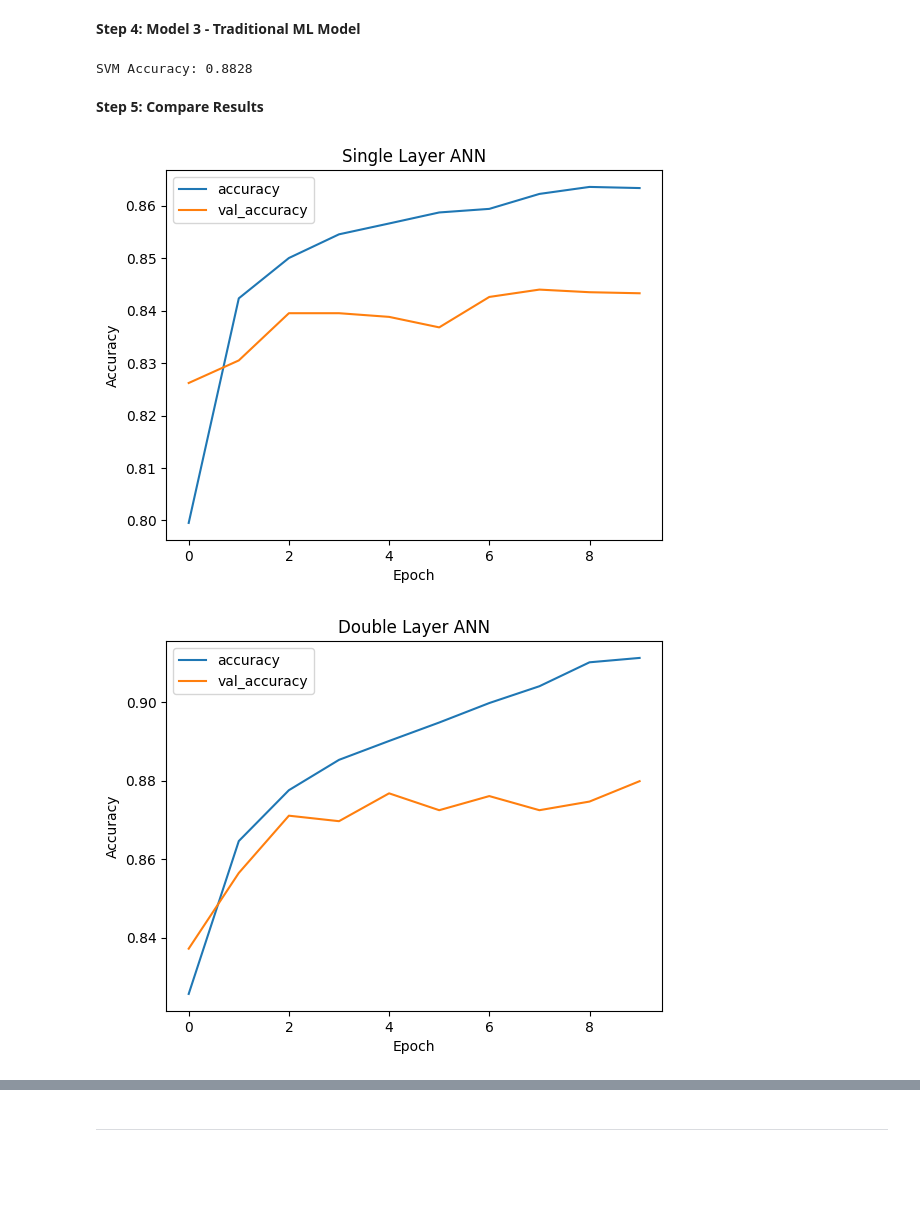
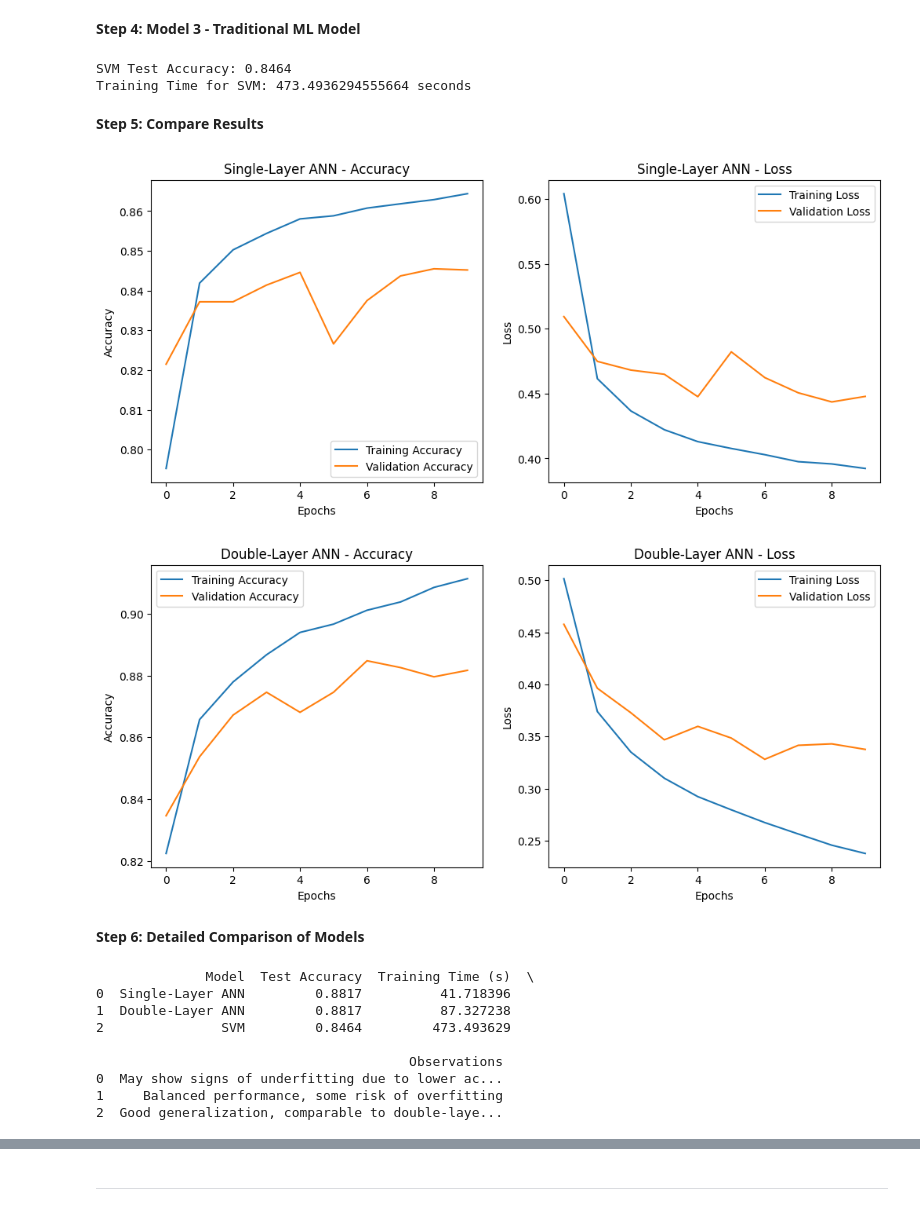
Before and after one commit to m-hossni/Tensorflow-and-Keras-INFO-6146-F24, a Jupyter notebook: project_1_Maher.ipynb, the cells around one changed output, grey strips where cells are left out. Drawn from its saved outputs; the diff is of its cells as text; code cells hidden in the pictures; blank space fills up the shorter version.

```diff
--- a/project_1_Maher.ipynb
+++ b/project_1_Maher.ipynb
@@ -104,32 +121,83 @@ train_images_flat = train_images.reshape(-1, 28 * 28)
 test_images_flat = test_images.reshape(-1, 28 * 28)
 
 # Initialize and train the SVM
-svm_model = SVC()
+svm_model = SVC(kernel='linear')  # Linear kernel for simplicity
+start_time = time.time()
 svm_model.fit(train_images_flat, train_labels)
+svm_time = time.time() - start_time
 
-# Evaluate
+# Evaluate SVM model
 svm_predictions = svm_model.predict(test_images_flat)
 svm_accuracy = accuracy_score(test_labels, svm_predictions)
-print(f"SVM Accuracy: {svm_accuracy}")
+print(f"SVM Test Accuracy: {svm_accuracy}")
+print(f"Training Time for SVM: {svm_time} seconds")
 # %% [output]
-SVM Accuracy: 0.8828
+SVM Test Accuracy: 0.8464
+Training Time for SVM: 473.4936294555664 seconds
 # %% [markdown]
 **Step 5: Compare Results**
 # %%
 import matplotlib.pyplot as plt
 
-# Plot accuracy and loss for single and double layer ANNs
-def plot_learning_curves(history, title):
-    plt.plot(history.history['accuracy'], label='accuracy')
-    plt.plot(history.history['val_accuracy'], label='val_accuracy')
-    plt.xlabel('Epoch')
+# Function to plot accuracy and loss curves
+def plot_learning_curves(history, model_name):
+    # Plot accuracy
+    plt.figure(figsize=(12, 5))
+
+    plt.subplot(1, 2, 1)
+    plt.plot(history.history['accuracy'], label='Training Accuracy')
+    plt.plot(history.history['val_accuracy'], label='Validation Accuracy')
+    plt.title(f'{model_name} - Accuracy')
+    plt.xlabel('Epochs')
     plt.ylabel('Accuracy')
-    plt.title(title)
     plt.legend()
+
+    # Plot loss
+    plt.subplot(1, 2, 2)
+    plt.plot(history.history['loss'], label='Training Loss')
+    plt.plot(history.history['val_loss'], label='Validation Loss')
+    plt.title(f'{model_name} - Loss')
+    plt.xlabel('Epochs')
+    plt.ylabel('Loss')
+    plt.legend()
+
     plt.show()
 
-plot_learning_curves(single_layer_history, 'Single Layer ANN')
-plot_learning_curves(double_layer_history, 'Double Layer ANN')
+# Plot learning curves for single and double layer ANN models
+plot_learning_curves(single_layer_history, "Single-Layer ANN")
+plot_learning_curves(double_layer_history, "Double-Layer ANN")
 # %% [output]
-[figure, old version]
+[figure, new version]
-[figure, old version]
+[figure, new version]
+# %% [markdown]
+**Step 6: Detailed Comparison of Models**
+# %%
+import pandas as pd
+
+# Collect metrics
+metrics = {
+    "Model": ["Single-Layer ANN", "Double-Layer ANN", "SVM"],
+    "Test Accuracy": [test_accuracy, double_layer_history.history['val_accuracy'][-1], svm_accuracy],
+    "Training Time (s)": [single_layer_time, double_layer_time, svm_time],
+    "Observations": [
+        "May show signs of underfitting due to lower accuracy",
+        "Balanced performance, some risk of overfitting",
+        "Good generalization, comparable to double-layer ANN"
+    ]
+}
+
+# Create DataFrame for display
+metrics_df = pd.DataFrame(metrics)
+
+# Display the DataFrame
+print(metrics_df)
+# %% [output]
+              Model  Test Accuracy  Training Time (s)  \
+0  Single-Layer ANN         0.8817          41.718396
+1  Double-Layer ANN         0.8817          87.327238
+2               SVM         0.8464         473.493629
+
+                                        Observations
+0  May show signs of underfitting due to lower ac...
+1     Balanced performance, some risk of overfitting
+2  Good generalization, comparable to double-laye...
```
Also changed, not shown: parts of 28 cells of this notebook.
